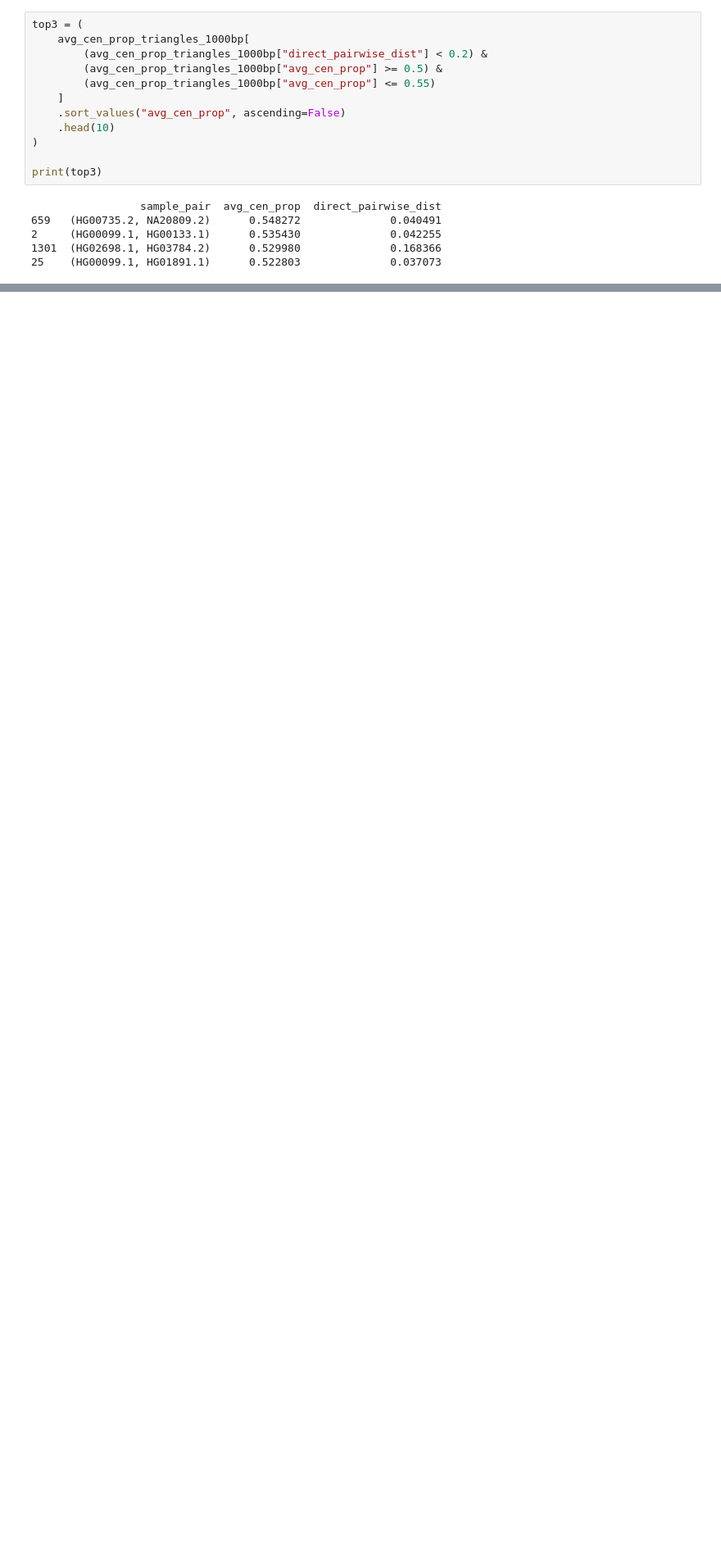
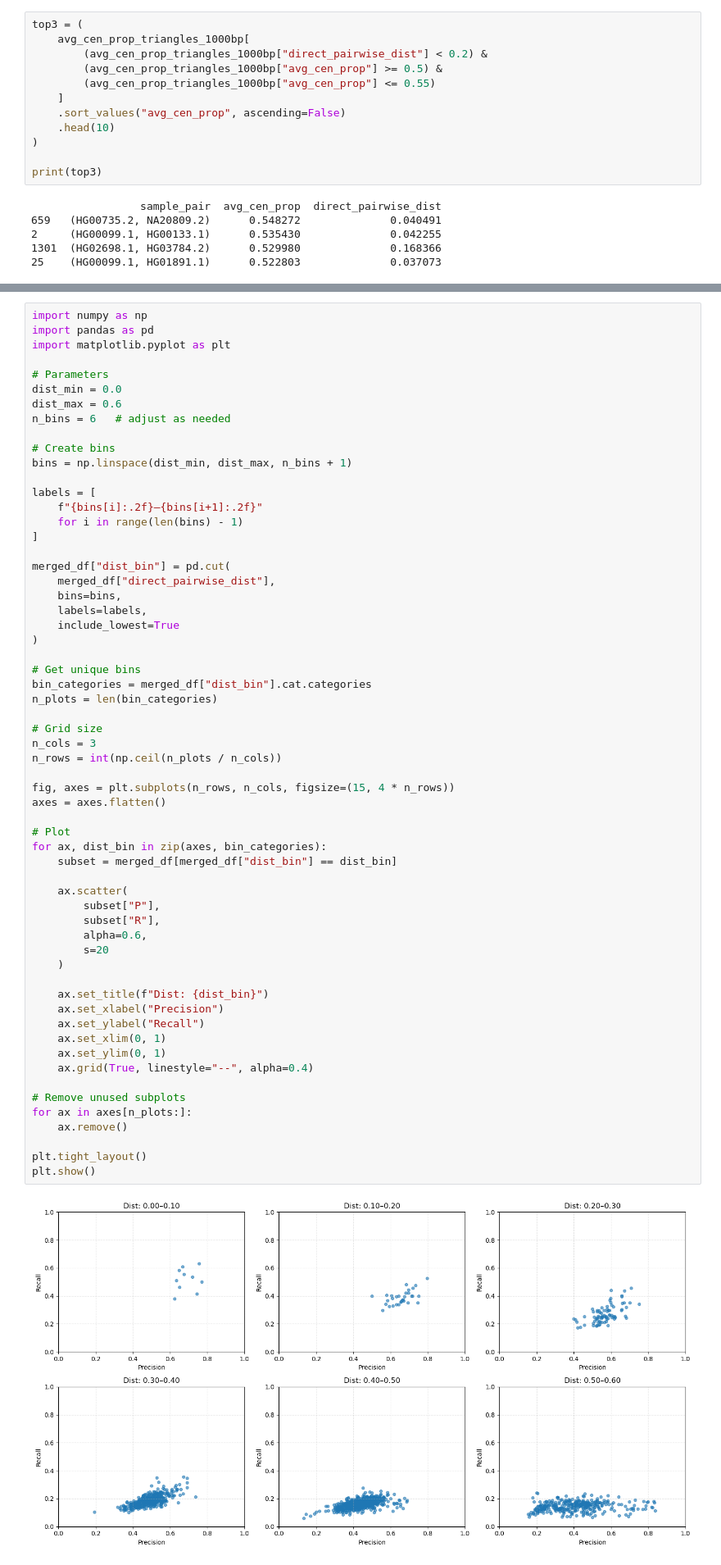
Before and after one commit to miramastoras/centrolign_analysis, a Jupyter notebook: analysis_notes/release2_QC_v2/notebooks/horhap_SV_concordance.ipynb, the cells around one changed output, grey strips where cells are left out. Shown at 82% size. Saved outputs shown, nothing was run; the diff lists cells and outputs as text; blank space fills up the shorter version.

```diff
--- a/analysis_notes/release2_QC_v2/notebooks/horhap_SV_concordance.ipynb
+++ b/analysis_notes/release2_QC_v2/notebooks/horhap_SV_concordance.ipynb
@@ -1038,0 +1247,62 @@ print(top3)
+# %%
+import numpy as np
+import pandas as pd
+import matplotlib.pyplot as plt
+
+# Parameters
+dist_min = 0.0
+dist_max = 0.6
+n_bins = 6   # adjust as needed
+
+# Create bins
+bins = np.linspace(dist_min, dist_max, n_bins + 1)
+
+labels = [
+    f"{bins[i]:.2f}–{bins[i+1]:.2f}"
+    for i in range(len(bins) - 1)
+]
+
+merged_df["dist_bin"] = pd.cut(
+    merged_df["direct_pairwise_dist"],
+    bins=bins,
+    labels=labels,
+    include_lowest=True
+)
+
+# Get unique bins
+bin_categories = merged_df["dist_bin"].cat.categories
+n_plots = len(bin_categories)
+
+# Grid size
+n_cols = 3
+n_rows = int(np.ceil(n_plots / n_cols))
+
+fig, axes = plt.subplots(n_rows, n_cols, figsize=(15, 4 * n_rows))
+axes = axes.flatten()
+
+# Plot
+for ax, dist_bin in zip(axes, bin_categories):
+    subset = merged_df[merged_df["dist_bin"] == dist_bin]
+
+    ax.scatter(
+        subset["P"],
+        subset["R"],
+        alpha=0.6,
+        s=20
+    )
+
+    ax.set_title(f"Dist: {dist_bin}")
+    ax.set_xlabel("Precision")
+    ax.set_ylabel("Recall")
+    ax.set_xlim(0, 1)
+    ax.set_ylim(0, 1)
+    ax.grid(True, linestyle="--", alpha=0.4)
+
+# Remove unused subplots
+for ax in axes[n_plots:]:
+    ax.remove()
+
+plt.tight_layout()
+plt.show()
+# %% [output]
+[figure, added]
```
Also changed, not shown: parts of 17 cells of this notebook, 2 other files.
